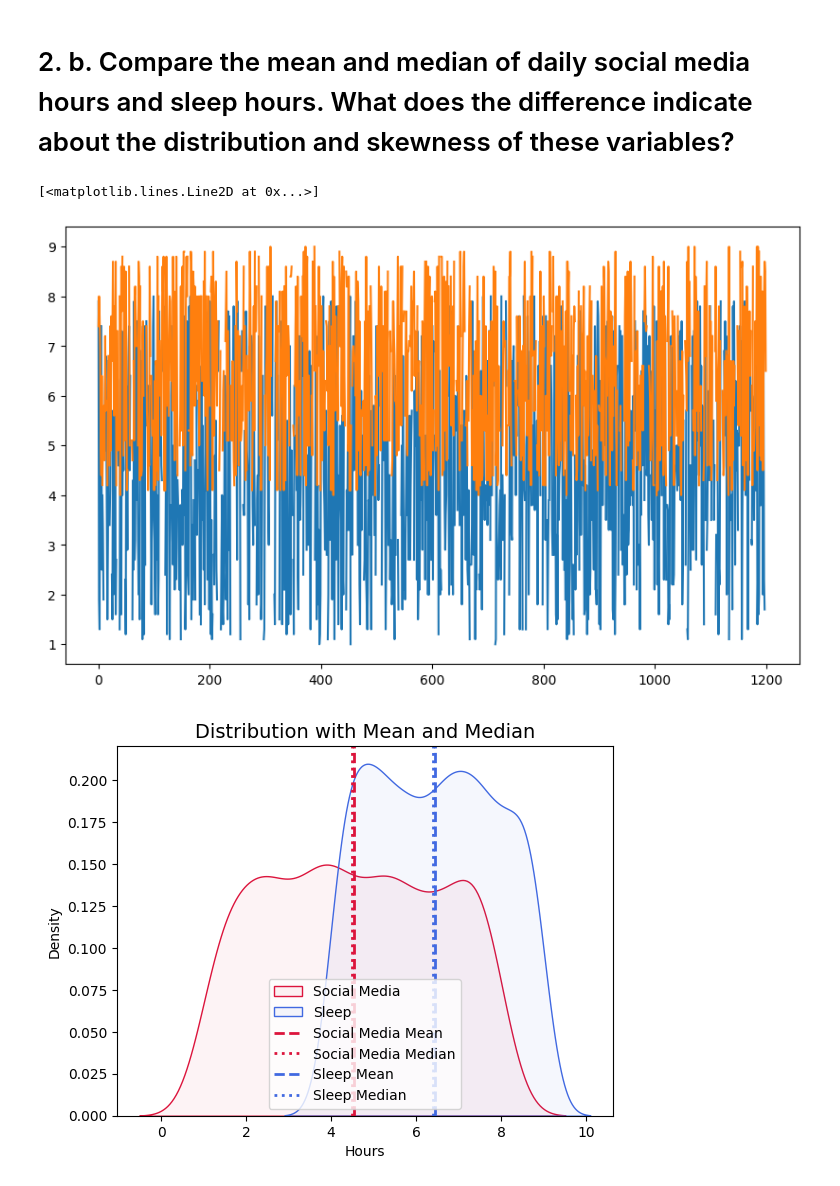
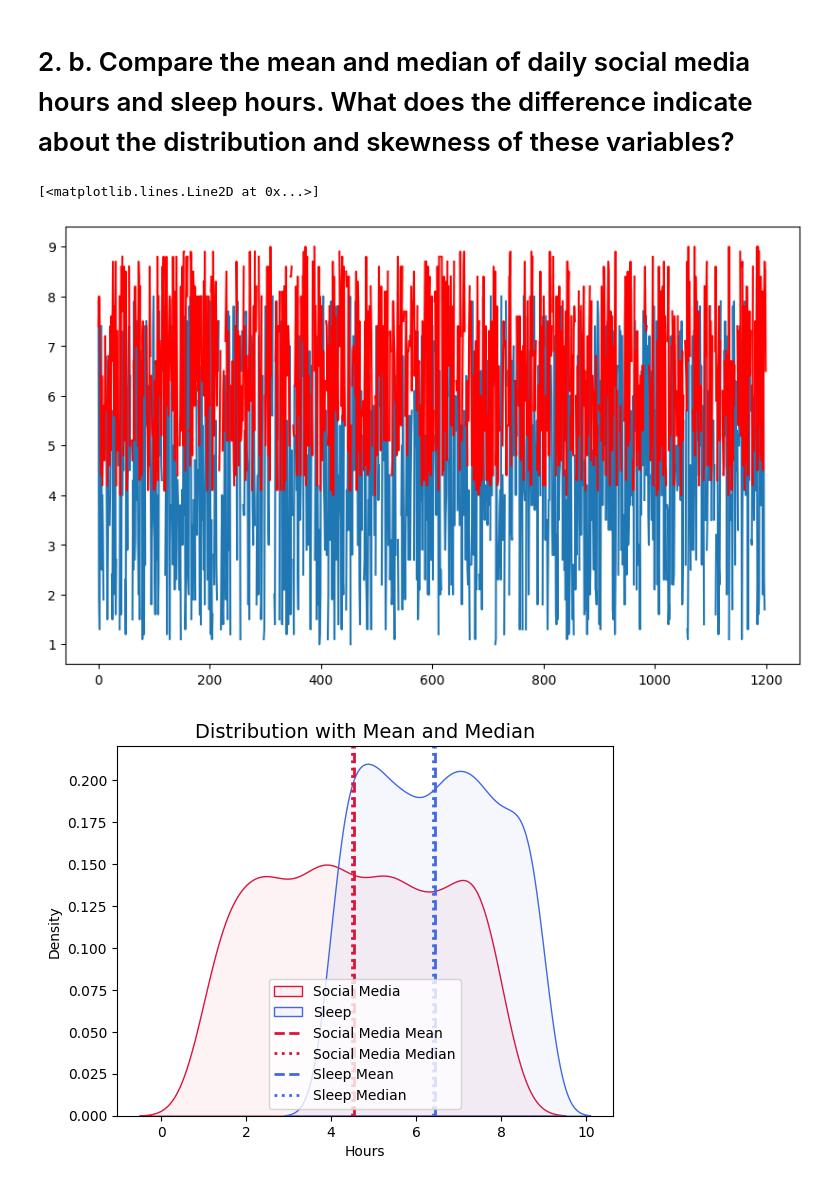
Before and after one commit to ArdenDiago/ML-Lab, a Jupyter notebook: Exams/2547112_CIAI.ipynb, the cells around one changed output. Drawn from its saved outputs; the diff is of its cells as text; code cells hidden in the pictures.

```diff
--- a/Exams/2547112_CIAI.ipynb
+++ b/Exams/2547112_CIAI.ipynb
@@ -150,10 +150,10 @@ df.describe()
 # %%
 plt.figure(figsize=(10, 6))
 plt.plot(df["daily_social_media_hours"])
-plt.plot(df['sleep_hours'])
+plt.plot(df['sleep_hours'], color='red')
 # %% [output]
 [<matplotlib.lines.Line2D at 0x...>]
-[figure, old version]
+[figure, new version]
 # %%
 sns.kdeplot(df["daily_social_media_hours"], color="crimson", label="Social Media", fill=True, alpha=0.05)
 sns.kdeplot(df['sleep_hours'], color="royalblue", label="Sleep", fill=True, alpha=0.05)
```
Also changed, not shown: 1 other file.
